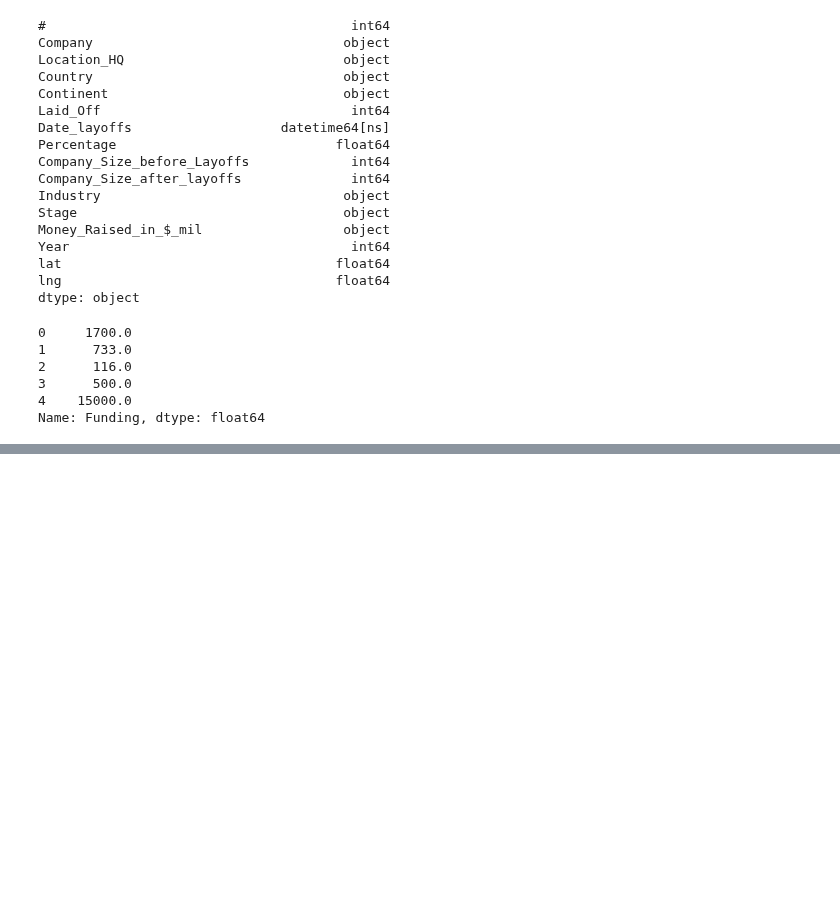
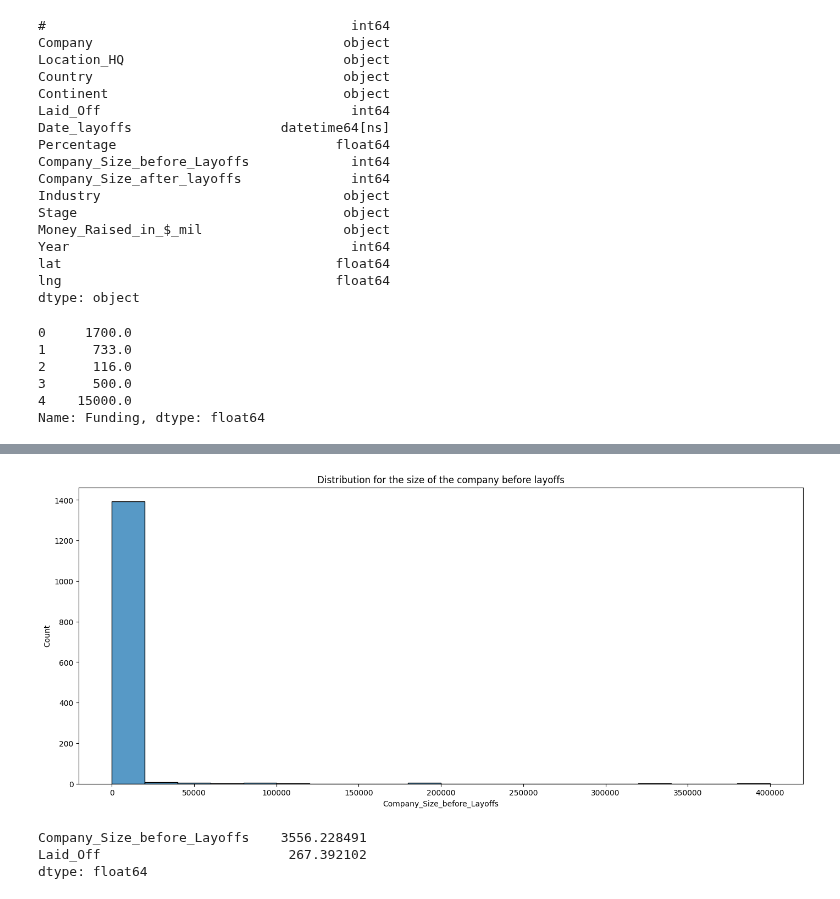
Before and after one commit to COGS108/Group019_WI24, a Jupyter notebook: Anna.ipynb, the cells around one changed output, grey strips where cells are left out. Cells and saved outputs as stored; diff of their text form; code cells hidden in the pictures; blank space fills up the shorter version.

```diff
--- a/Anna.ipynb
+++ b/Anna.ipynb
@@ -57,0 +68,12 @@ Name: Funding, dtype: float64
+# %%
+sns.histplot(df['Company_Size_before_Layoffs'], bins=20)
+plt.title('Distribution for the size of the company before layoffs');
+# %% [output]
+[figure, added]
+# %%
+calc_mean = ['Company_Size_before_Layoffs', 'Laid_Off']
+df[calc_mean].mean()
+# %% [output]
+Company_Size_before_Layoffs    3556.228491
+Laid_Off                        267.392102
+dtype: float64
```
Also changed, not shown: parts of 9 cells of this notebook.
